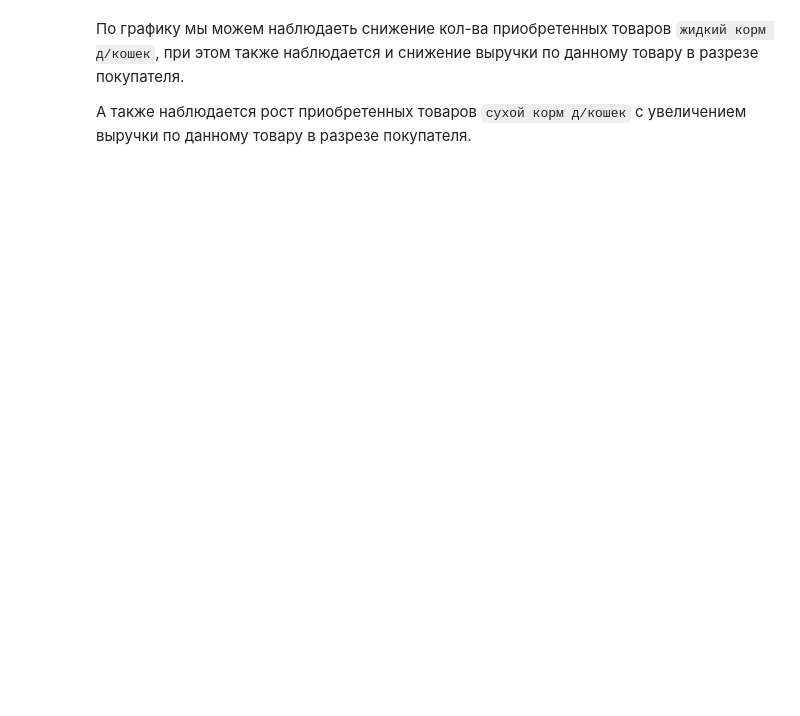
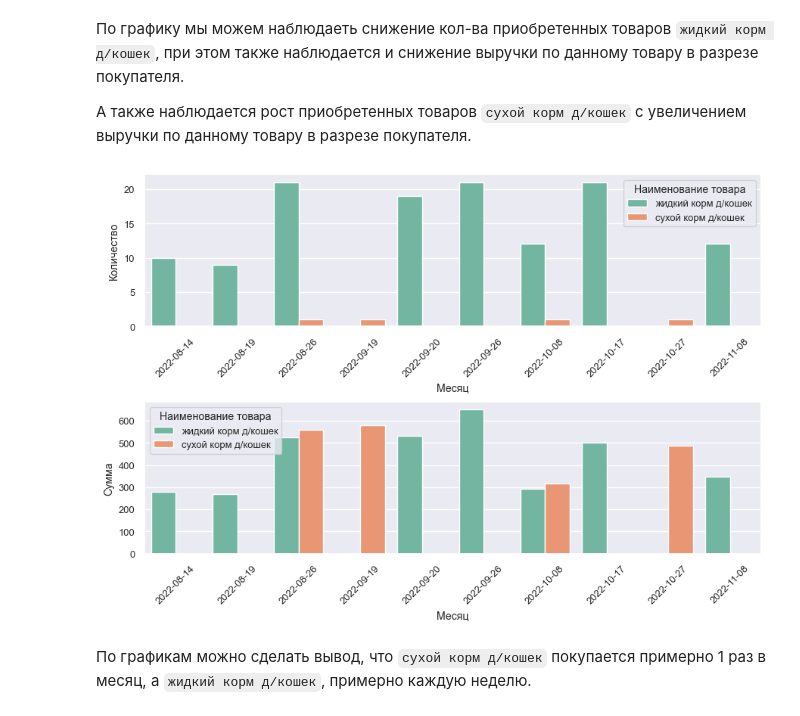
Before and after one commit to tabbols95/Purchase_analysis, a Jupyter notebook: purchase_analysis_data.ipynb, the cells around one changed output. Saved outputs shown, nothing was run; the diff lists cells and outputs as text; code cells hidden in the pictures; blank space fills up the shorter version.

```diff
--- a/purchase_analysis_data.ipynb
+++ b/purchase_analysis_data.ipynb
@@ -249,3 +250,46 @@ plt.show()
 По графику мы можем наблюдаеть снижение кол-ва приобретенных товаров `жидкий корм д/кошек`, при этом также наблюдается и снижение выручки по данному товару в разрезе покупателя.
 
 А также наблюдается рост приобретенных товаров `сухой корм д/кошек` с увеличением выручки по данному товару в разрезе покупателя.
+# %%
+data_prod_cat = data_prod_cat.assign(weekday = data_prod_cat.dateTime.dt.weekday)
+# %%
+data_prod_cat_group_dt = data_prod_cat \
+    .groupby(['dateTime', 'productName'], as_index=False) \
+    .agg({'quantity': 'sum', 'purchaseAmount': 'sum'}) \
+    .rename(columns={'productName': 'Наименование товара'})
+# %%
+data_prod_cat_group_dt = data_prod_cat_group_dt.assign(date=data_prod_cat_group_dt.dateTime.dt.date)
+# %%
+fig, (ax1, ax2) = plt.subplots(ncols=1, nrows=2, figsize=(10.5, 6.5))
+plt.subplots_adjust(hspace=0.5)
+
+sns.barplot(
+                data=data_prod_cat_group_dt,
+                x='date',
+                y='quantity',
+                hue='Наименование товара',
+                palette="Set2",
+                ax=ax1
+            ) # кол-во товаров
+ax1.set_xlabel('Месяц')
+ax1.set_ylabel('Количество')
+ax1.set_xticklabels(ax1.get_xticklabels(), rotation = 45)
+
+sns.barplot(
+                data=data_prod_cat_group_dt,
+                x='date',
+                y='purchaseAmount',
+                hue='Наименование товара',
+                palette="Set2",
+                ax=ax2
+            ) # сумма покупки
+ax2.set_xlabel('Месяц')
+ax2.set_ylabel('Сумма')
+ax2.set_xticklabels(ax2.get_xticklabels(), rotation = 45)
+
+sns.despine()
+plt.show()
+# %% [output]
+[figure, added]
+# %% [markdown]
+По графикам можно сделать вывод, что `сухой корм д/кошек` покупается примерно 1 раз в месяц, а `жидкий корм д/кошек`, примерно каждую неделю.
```
Also changed, not shown: parts of 42 cells of this notebook.
